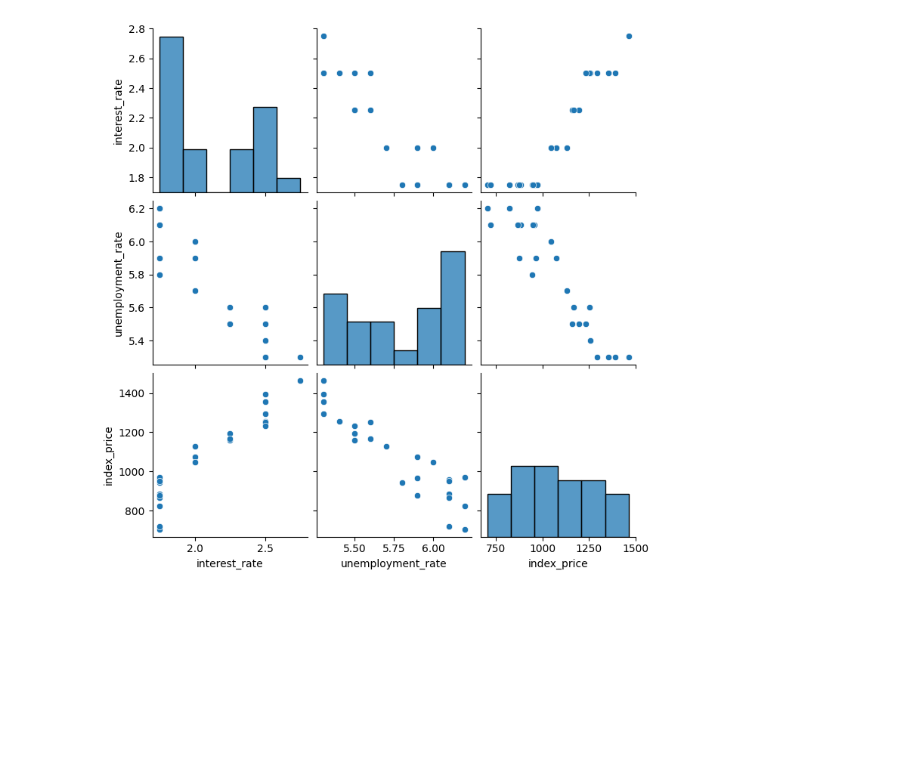
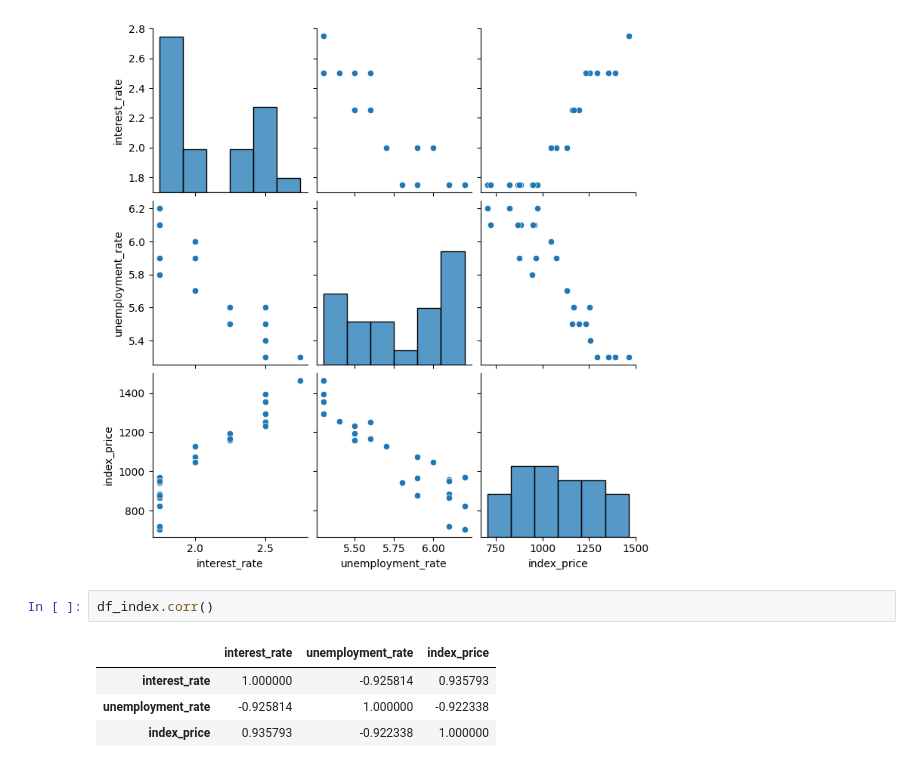
Before and after one commit to akkiyolo/Mapping-The-ML-journey, a Jupyter notebook: 18-simple and multiple linear regression/model_multiple_regression.ipynb, the cells around one changed output. Drawn from its saved outputs; the diff is of its cells as text; blank space fills up the shorter version.

```diff
--- a/18-simple and multiple linear regression/model_multiple_regression.ipynb
+++ b/18-simple and multiple linear regression/model_multiple_regression.ipynb
@@ -44,3 +44,10 @@ sns.pairplot(df_index)
 # %% [output]
 <seaborn.axisgrid.PairGrid at 0x...>
 [figure]
+# %%
+df_index.corr()
+# %% [output]
+|  | interest_rate | unemployment_rate | index_price |
+| interest_rate | 1.000000 | -0.925814 | 0.935793 |
+| unemployment_rate | -0.925814 | 1.000000 | -0.922338 |
+| index_price | 0.935793 | -0.922338 | 1.000000 |
```
Also changed, not shown: parts of 4 cells of this notebook.
